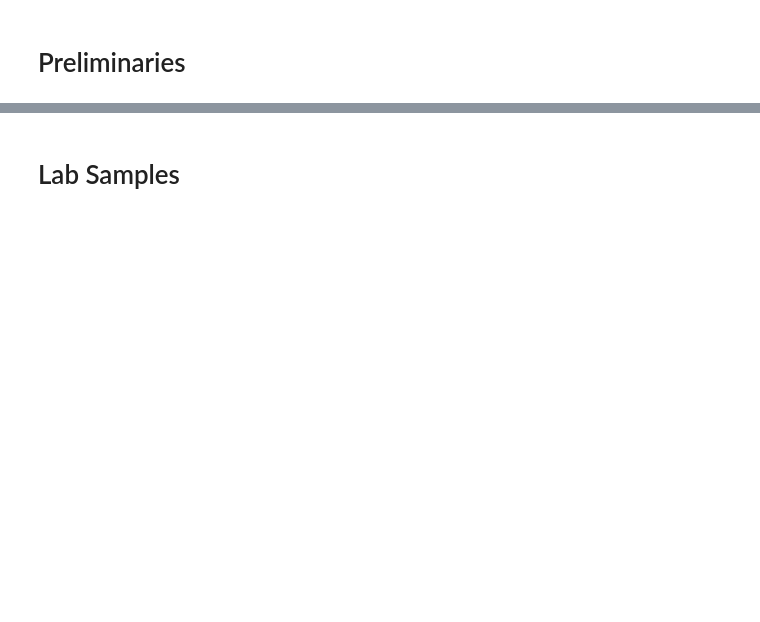
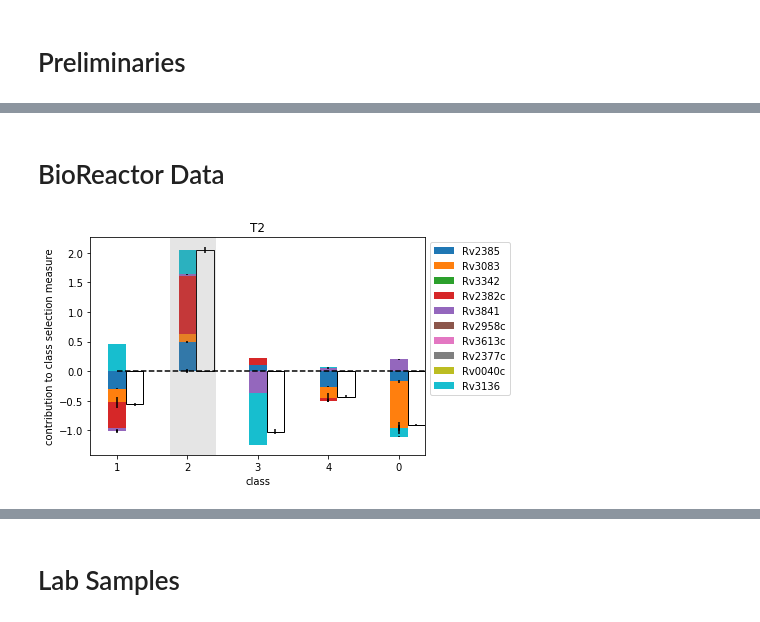
Before and after one commit to uwescience/xstate, a Jupyter notebook: notebooks/Classification of Lab Samples.ipynb, the cells around one changed output, grey strips where cells are left out. Saved outputs shown, nothing was run; the diff lists cells and outputs as text; code cells hidden in the pictures; blank space fills up the shorter version.

```diff
--- a/notebooks/Classification of Lab Samples.ipynb
+++ b/notebooks/Classification of Lab Samples.ipynb
@@ -42,4 +126,0 @@ DATA.df_X.head()
-# %%
-# Not averaged
-DATA = TrinaryData(is_regulator=False, is_averaged=True, is_dropT1=True)
-DATA.df_X.head()
@@ -63,0 +147,9 @@ Name: name, dtype: int64
+# %% [markdown]
+# BioReactor Data
+# %%
+instances = ["T2"]
+for instance in instances:
+    CLASSIFIER.plotFeatureContributions(DATA.df_X.loc[instance, :],
+                    title=instance, true_class=DATA.ser_y.loc[instance])
+# %% [output]
+[figure, added]
```
Also changed, not shown: parts of 48 cells of this notebook, 5 other files.
